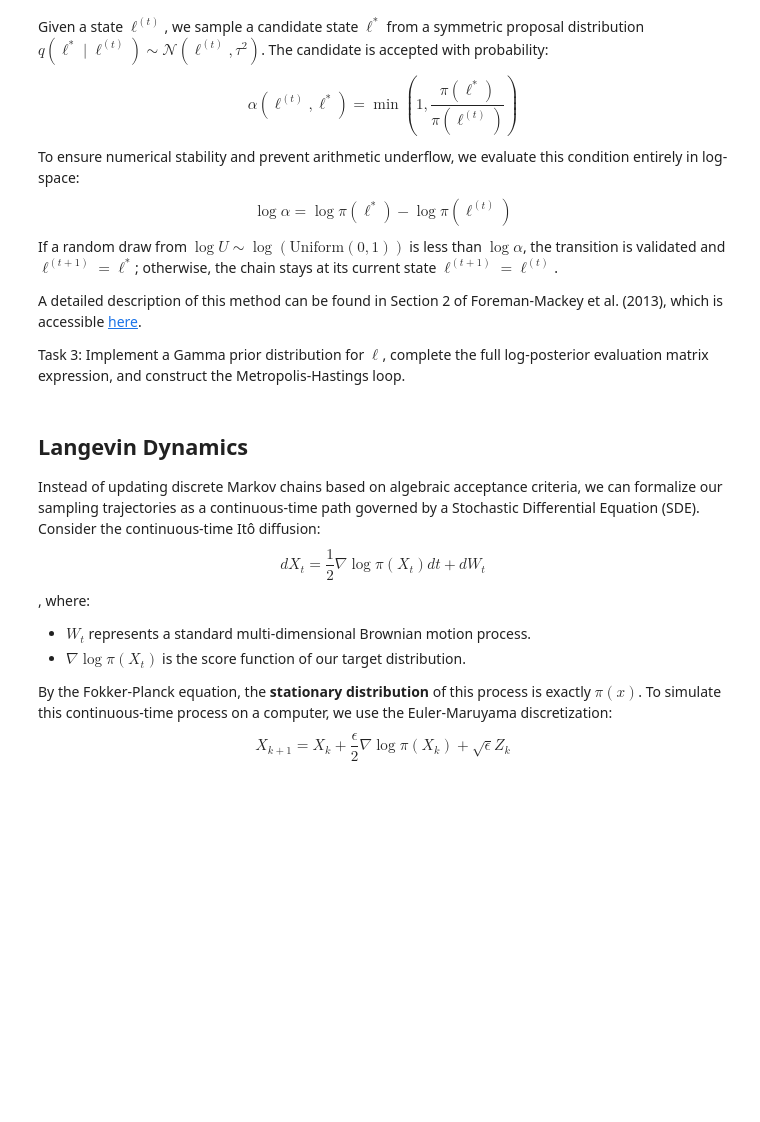
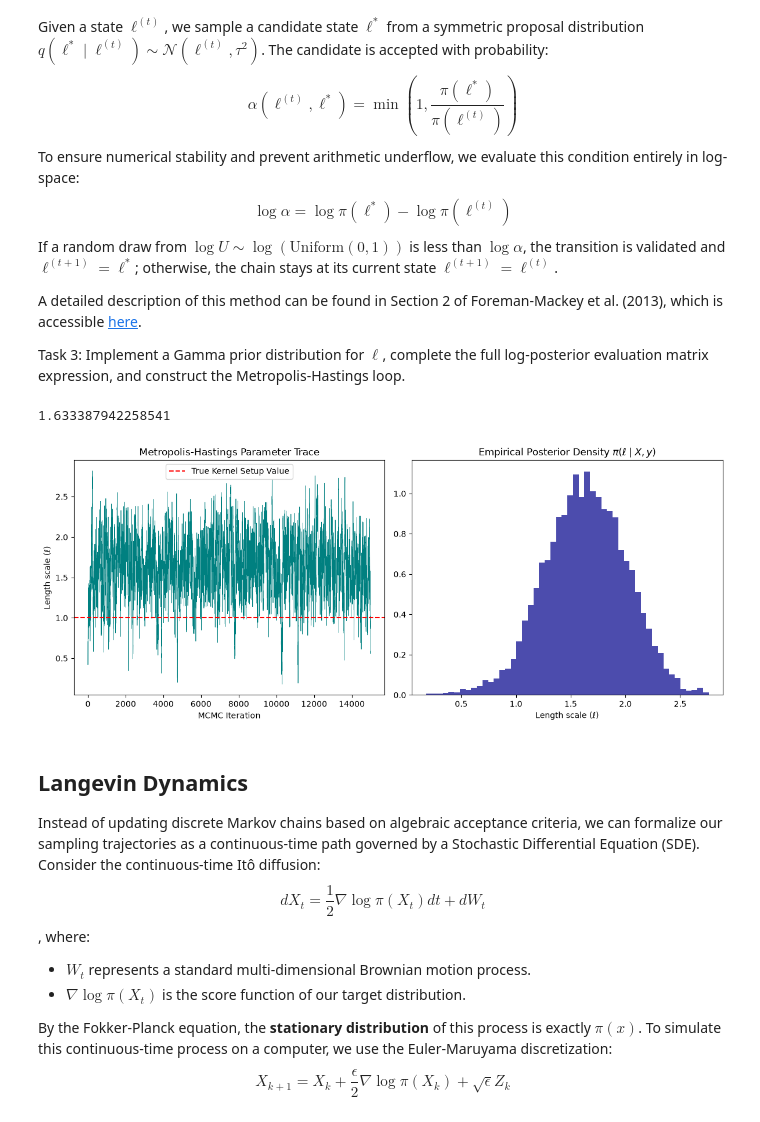
Before and after one commit to maryamehdizade/SP_Project, a Jupyter notebook: SPFinalProject.ipynb, the cells around one changed output. Cells and saved outputs as stored; diff of their text form; code cells hidden in the pictures; blank space fills up the shorter version.

```diff
--- a/SPFinalProject.ipynb
+++ b/SPFinalProject.ipynb
@@ -203,6 +205,7 @@ The Occam's Razor Penalty: Notice the tension between the first two terms. As th
 # %%
 import numpy as np
 import matplotlib.pyplot as plt
+
 
 def log_prior_lengthscale(l):
     """
@@ -212,7 +215,10 @@ def log_prior_lengthscale(l):
     """
     # TODO: Enforce the support boundary condition for the length scale parameter
     # Return -np.inf for non-positive values. Otherwise, return the log-density.
-    pass
+    if l <= 0:
+        return -np.inf
+    else:
+        return 1.0 * np.log(l) - l
 
 def log_posterior_lengthscale(l, x_train, y_train, sigma=1.0, noise_std=0.2):
     """
@@ -224,21 +230,26 @@ def log_posterior_lengthscale(l, x_train, y_train, sigma=1.0, noise_std=0.2):
         return -np.inf
 
     # TODO: Construct the noisy covariance matrix K_ell using rbf_kernel
-    K = None
+    K = rbf_kernel(x_train, x_train, sigma=sigma, length_scale=l)
+    K += (noise_std**2) * np.eye(len(x_train))
 
     try:
         # TODO: Compute the log-determinant safely using np.linalg.slogdet
         # and the matrix inverse using np.linalg.inv
-        sign, logdet = None, None
-        K_inv = None
+        sign, logdet = np.linalg.slogdet(K)
+        K_inv = np.linalg.inv(K)
 
         n = len(y_train)
 
         # TODO: Calculate the full log marginal likelihood component
-        log_likelihood = None
+        data_fit = -0.5 * y_train.T @ K_inv @ y_train
+        complexity_penalty = -0.5 * logdet
+        normalization = -0.5 * n * np.log(2 * np.pi)
+
+        log_likelihood = data_fit + complexity_penalty + normalization
 
         # TODO: Return the unnormalized log posterior
-        return None
+        return log_likelihood + log_prior
 
     except np.linalg.LinAlgError:
         # Handle non-positive definite matrix instances gracefully
@@ -251,45 +262,55 @@ def metropolis_hastings(n_samples, initial_l, proposal_width=0.15):
     samples = []
     current = initial_l
     current_logp = log_posterior_lengthscale(current, x_train, y_train)
-
+    sum = 0
     for i in range(n_samples):
+        if(i >= 3000):
+            sum += current
         # TODO: Generate a candidate state using a symmetric Gaussian proposal
-        proposal = None
+        proposal = np.random.normal(current, proposal_width)
 
         # TODO: Evaluate the log posterior of the proposed state
-        proposal_logp = None
+        proposal_logp = log_posterior_lengthscale(proposal, x_train, y_train)
 
         # TODO: Calculate the Metropolis-Hastings acceptance probability in log-space
-        log_alpha = None
+        log_alpha = proposal_logp - current_logp
 
         # TODO: Perform the Metropolis acceptance step
         # Target update variables: `current` and `current_logp`
+        if np.log(np.random.uniform(0, 1)) < log_alpha:
+            current = proposal
+            current_logp = proposal_logp
 
         samples.append(current)
+    print(sum / (12000))
+    return np.array(samples)
 
-    return np.array(samples)
 
 # Execution block (Assuming x_train and y_train are derived from Part 2)
 chain = metropolis_hastings(n_samples=15000, initial_l=0.5, proposal_width=0.15)
+
 
 # Diagnostic Visualizations
 plt.figure(figsize=(12, 5))
 plt.subplot(1, 2, 1)
 plt.plot(chain, color='teal', lw=0.5)
 plt.axhline(1.0, color='red', linestyle='--', label='True Kernel Setup Value')
 plt.title("Metropolis-Hastings Parameter Trace")
 plt.xlabel("MCMC Iteration")
 plt.ylabel(r"Length scale ($\ell$)")
 plt.legend()
 
 plt.subplot(1, 2, 2)
 # Apply a 20% burn-in filter to eliminate initialization bias
 burn_in = int(0.2 * len(chain))
 plt.hist(chain[burn_in:], bins=50, density=True, color='darkblue', alpha=0.7)
 plt.title(r"Empirical Posterior Density $\pi(\ell \mid X, y)$")
 plt.xlabel(r"Length scale ($\ell$)")
 plt.tight_layout()
 plt.show()
+# %% [output]
+1.633387942258541
+[figure, added]
 # %% [markdown]
 ## Langevin Dynamics
 
```
Also changed, not shown: parts of 4 cells of this notebook, 1 other file.
